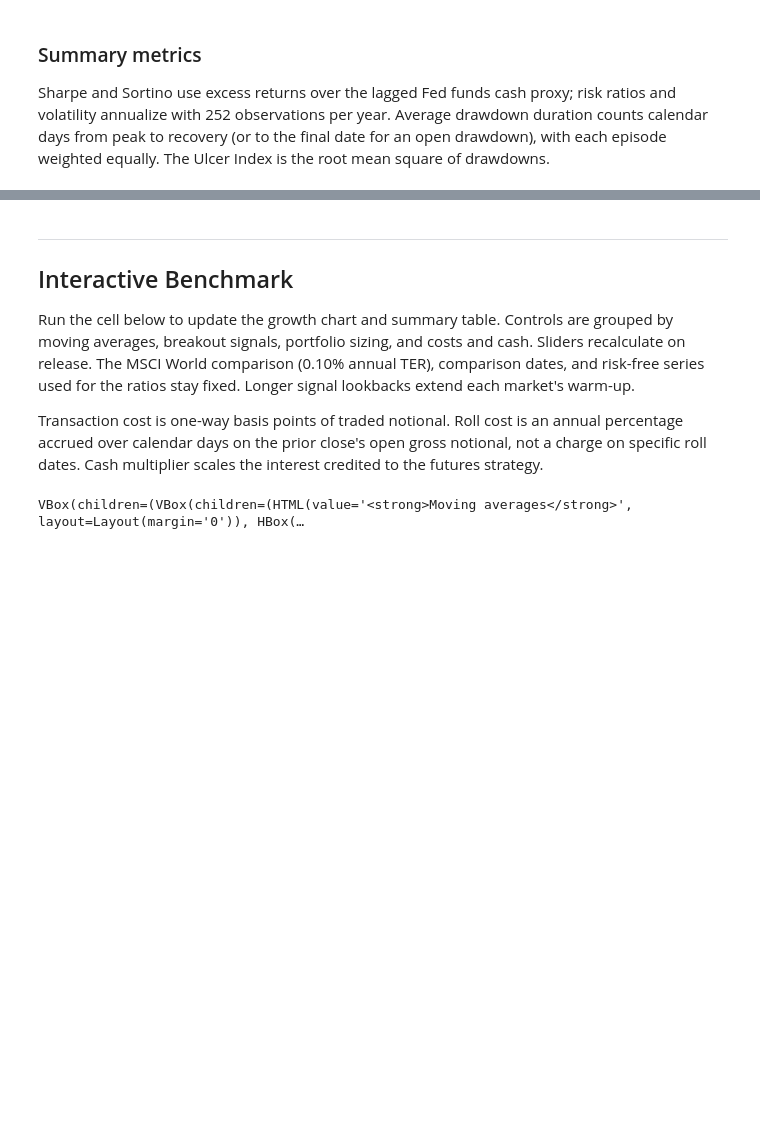
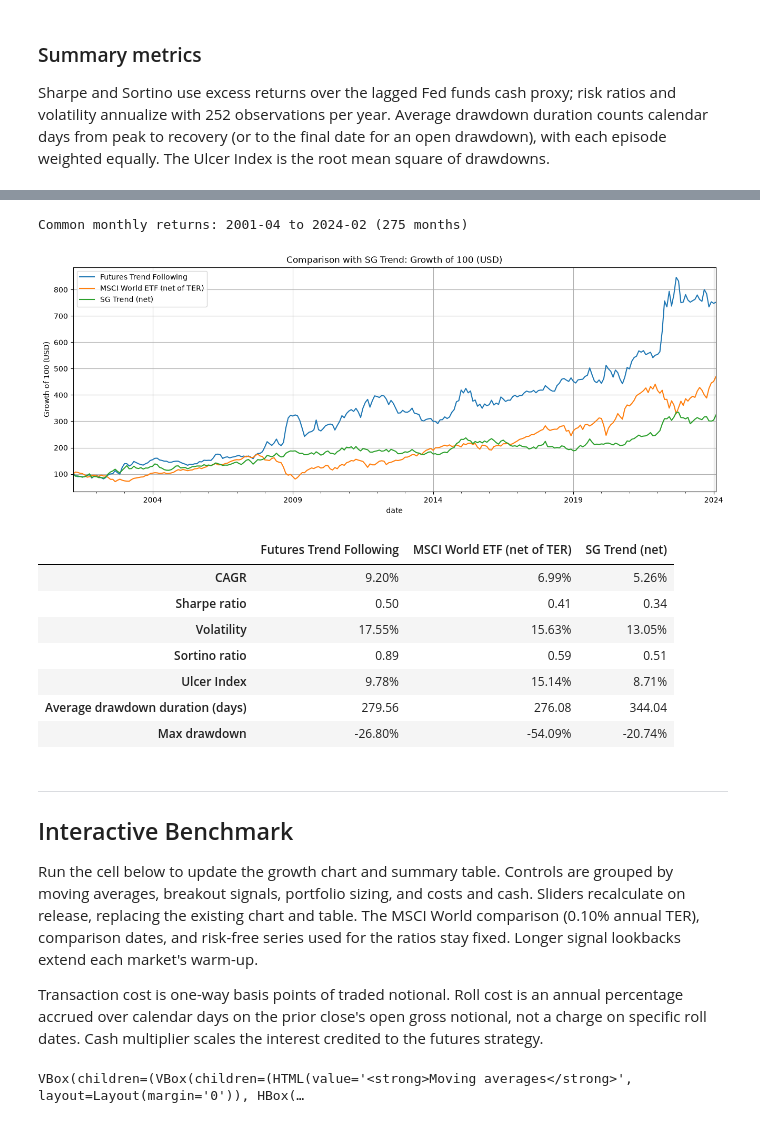
Before and after one commit to giacomomaggiore/financial-analyses, a Jupyter notebook: 05_trend_following_futures.ipynb, the cells around one changed output, grey strips where cells are left out. Drawn from its saved outputs; the diff is of its cells as text; code cells hidden in the pictures; blank space fills up the shorter version.

```diff
--- a/05_trend_following_futures.ipynb
+++ b/05_trend_following_futures.ipynb
@@ -683,9 +774,83 @@ display(format_summary(summary))
+# %%
+def sg_monthly_comparison(daily_levels, daily_cash, sg_returns, benchmark_levels):
+    monthly_levels = daily_levels.resample('ME').last()
+    monthly_cash = daily_cash.reindex(daily_levels.index).resample('ME').last()
+    last_month = daily_levels.index[-1].to_period('M')
+    benchmark_month = benchmark_levels.loc[benchmark_levels.index.to_period('M') == last_month]
+    if (benchmark_levels.index[-1].to_period('M') <= last_month or benchmark_month.empty
+            or daily_levels.index[-1] < benchmark_month.index[-1]):
+        monthly_levels = monthly_levels.iloc[:-1]
+        monthly_cash = monthly_cash.iloc[:-1]
+
+    sg_returns = sg_returns.dropna().copy()
+    sg_returns.index = sg_returns.index.to_period('M').to_timestamp('M')
+    if (sg_returns.empty or not sg_returns.index.is_unique or not sg_returns.index.is_monotonic_increasing
+            or not np.isfinite(sg_returns).all() or (sg_returns <= -1).any()):
+        raise ValueError('SG Trend returns must be unique, sorted, finite monthly returns greater than -100%')
+    if len(monthly_levels) < 2:
+        raise ValueError('Not enough complete monthly portfolio observations')
+
+    first_return = max(monthly_levels.index[1], sg_returns.index[0])
+    last_return = min(monthly_levels.index[-1], sg_returns.index[-1])
+    if first_return > last_return:
+        raise ValueError('No overlapping monthly returns for SG Trend and the portfolios')
+    baseline = first_return - pd.offsets.MonthEnd(1)
+    months = pd.date_range(baseline, last_return, freq='ME')
+    portfolio = monthly_levels.reindex(months)
+    cash = monthly_cash.reindex(months)
+    sg = sg_returns.reindex(months[1:])
+    if portfolio.isna().any().any() or cash.isna().any() or sg.isna().any():
+        raise ValueError('Missing observations within the common monthly comparison period')
+    levels = portfolio.div(portfolio.iloc[0]).mul(100)
+    levels['SG Trend (net)'] = pd.concat([pd.Series([100.0], index=months[:1]),
+                                         100 * (1 + sg).cumprod()])
+    return levels.rename_axis('date'), cash.div(cash.iloc[0])
+
+def monthly_comparison_summary(levels, cash):
+    returns = levels.pct_change().iloc[1:]
+    excess = returns.sub(cash.pct_change().iloc[1:], axis=0)
+    metrics = {}
+    for name in levels:
+        risk = excess[name].std()
+        downside = np.sqrt(excess[name].clip(upper=0).pow(2).mean())
+        metrics[name] = {
+            'CAGR': cagr(levels[name]),
+            'Sharpe ratio': excess[name].mean() / risk * np.sqrt(12) if risk > 0 else np.nan,
+            'Volatility': returns[name].std() * np.sqrt(12),
+            'Sortino ratio': excess[name].mean() / downside * np.sqrt(12) if downside > 0 else np.nan,
+            'Ulcer Index': ulcer_index(levels[name]),
+            'Average drawdown duration (days)': average_drawdown_duration(levels[name]),
+            'Max drawdown': max_drawdown(levels[name]),
+        }
+    return pd.DataFrame(metrics)
+
+managed_futures = pd.read_csv(Path('data') / 'MANAGED_FUTURES_MONTHLY.CSV', parse_dates=['date'])
+sg_returns = managed_futures.set_index('date')['sg_trend_net']
+sg_comparison, sg_cash = sg_monthly_comparison(comparison, cash_growth, sg_returns, benchmark)
+print(f'Common monthly returns: {(sg_comparison.index[0] + pd.offsets.MonthEnd(1)):%Y-%m} to '
+      f'{sg_comparison.index[-1]:%Y-%m} ({len(sg_comparison) - 1} months)')
+fig, ax = plt.subplots(figsize=(13, 5), layout='constrained')
+sg_comparison.plot(ax=ax, title='Comparison with SG Trend: Growth of 100 (USD)', grid=True)
+ax.set_ylabel('Growth of 100 (USD)')
+plt.show()
+display(format_summary(monthly_comparison_summary(sg_comparison, sg_cash)))
+# %% [output]
+Common monthly returns: 2001-04 to 2024-02 (275 months)
+[figure, added]
+|  | Futures Trend Following | MSCI World ETF (net of TER) | SG Trend (net) |
+| CAGR | 9.20% | 6.99% | 5.26% |
+| Sharpe ratio | 0.50 | 0.41 | 0.34 |
+| Volatility | 17.55% | 15.63% | 13.05% |
+| Sortino ratio | 0.89 | 0.59 | 0.51 |
+| Ulcer Index | 9.78% | 15.14% | 8.71% |
+| Average drawdown duration (days) | 279.56 | 276.08 | 344.04 |
+| Max drawdown | -26.80% | -54.09% | -20.74% |
 # %% [markdown]
 ---
 
 ## Interactive Benchmark
 
-Run the cell below to update the growth chart and summary table. Controls are grouped by moving averages, breakout signals, portfolio sizing, and costs and cash. Sliders recalculate on release. The MSCI World comparison (0.10% annual TER), comparison dates, and risk-free series used for the ratios stay fixed. Longer signal lookbacks extend each market's warm-up.
+Run the cell below to update the growth chart and summary table. Controls are grouped by moving averages, breakout signals, portfolio sizing, and costs and cash. Sliders recalculate on release, replacing the existing chart and table. The MSCI World comparison (0.10% annual TER), comparison dates, and risk-free series used for the ratios stay fixed. Longer signal lookbacks extend each market's warm-up.
 
 Transaction cost is one-way basis points of traded notional. Roll cost is an annual percentage accrued over calendar days on the prior close's open gross notional, not a charge on specific roll dates. Cash multiplier scales the interest credited to the futures strategy.
 # %%
```
Also changed, not shown: parts of 14 cells of this notebook, 2 other files.
